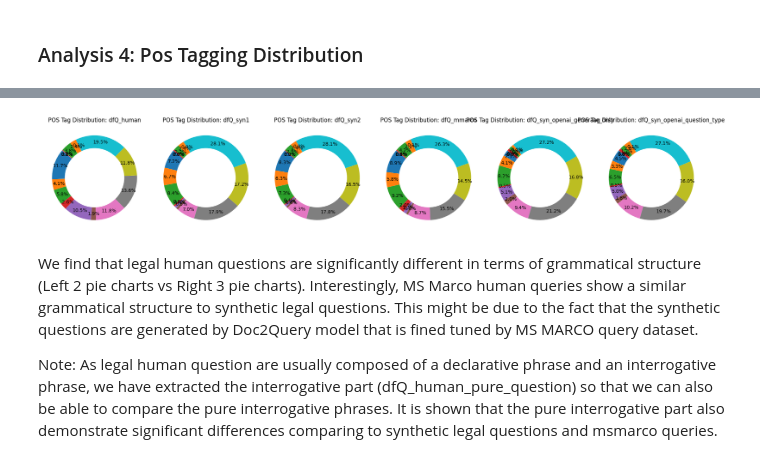
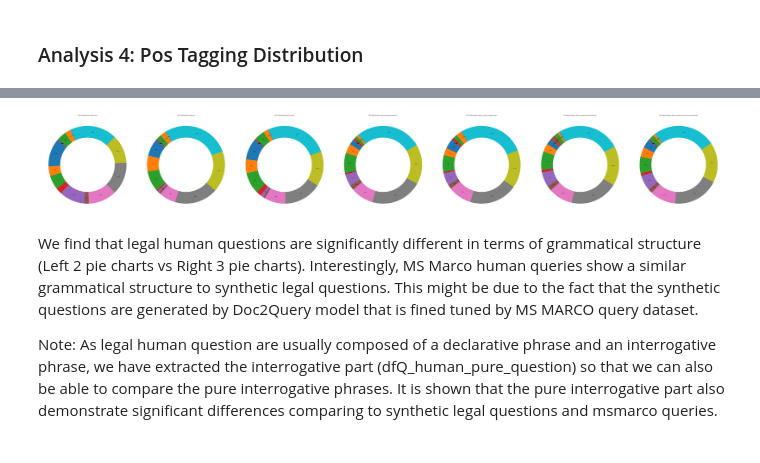
Before and after one commit to ymurong/Synthetic_Data_in_Legal_Retrieval, a Jupyter notebook: scripts/eda/Exploratory_Data_Analysis(After_Experimentation).ipynb, the cells around one changed output, grey strips where cells are left out. Saved outputs shown, nothing was run; the diff lists cells and outputs as text; code cells hidden in the pictures.

```diff
--- a/scripts/eda/Exploratory_Data_Analysis(After_Experimentation).ipynb
+++ b/scripts/eda/Exploratory_Data_Analysis(After_Experimentation).ipynb
@@ -262,8 +273,14 @@ dfQ_syn_openai_question_type_pos_dist = count_pos_tags(dfQ_syn_openai_question_t
+# %%
+dfQ_syn_openai_simple_ask_qcc_pos_dist = count_pos_tags(dfQ_syn_openai_simple_ask_qcc["synthetic_question"])
+# %%
+dfQ_syn_openai_describe_then_ask_pos_dist = count_pos_tags(dfQ_syn_openai_describe_then_ask["synthetic_question"])
+# %%
+dfQ_syn_openai_describe_then_ask_fewshots_pos_dist = count_pos_tags(dfQ_syn_openai_describe_then_ask_fewshots["synthetic_question"])
 # %%
-tag_counts_datasets = [dfQ_human_pos_dist, dfQ_syn1_pos_dist, dfQ_syn2_pos_dist, dfQ_mmarco_pos_dist,dfQ_syn_openai_generate_only_pos_dist, dfQ_syn_openai_question_type_pos_dist]
+tag_counts_datasets = [dfQ_human_pos_dist, dfQ_syn1_pos_dist, dfQ_mmarco_pos_dist,dfQ_syn_openai_simple_ask_pos_dist, dfQ_syn_openai_simple_ask_qcc_pos_dist, dfQ_syn_openai_describe_then_ask_pos_dist, dfQ_syn_openai_describe_then_ask_fewshots_pos_dist]
 # Convert to DataFrame for easier plotting
 df_tags = pd.DataFrame(tag_counts_datasets).T
-df_tags.columns = ['dfQ_human', 'dfQ_syn1', 'dfQ_syn2', 'dfQ_mmarco', 'dfQ_syn_openai_generate_only', 'dfQ_syn_openai_question_type']
+df_tags.columns = ['dfQ_human', 'dfQ_syn1', 'dfQ_mmarco', 'dfQ_syn_openai_simple_ask', 'dfQ_syn_openai_simple_ask_qcc', 'dfQ_syn_openai_describe_then_ask', 'dfQ_syn_openai_describe_then_ask_fewshots']
 df_tags = df_tags.fillna(0)  # Fill missing values with 0
 df_tags
 # %% [output]
@@ -288,26 +305,26 @@ df_tags
 # %%
 # Function to plot pie chart for each dataset
 def plot_pie_chart(data, title, ax):
     data.plot(kind='pie', ax=ax, autopct='%1.1f%%', startangle=140, pctdistance=0.85, labels=None)
     ax.set_ylabel('')  # Remove the y-label as it's not needed for pie charts
     ax.set_title(title)
     # Draw a circle at the center to make it a donut chart
     centre_circle = plt.Circle((0, 0), 0.70, fc='white')
     ax.add_artist(centre_circle)
 
 
 # Create a figure and a set of subplots
-fig, axes = plt.subplots(1, 6, figsize=(20, 7))
+fig, axes = plt.subplots(1, 7, figsize=(100, 40))
 
 # Plotting pie charts for each dataset
 for i, column in enumerate(df_tags.columns):
     plot_pie_chart(df_tags[column], f'POS Tag Distribution: {column}', axes[i])
 
 plt.tight_layout()
 plt.savefig('POS Tag Distribution.pdf')
 plt.show()
 # %% [output]
-[figure, old version]
+[figure, new version]
 # %% [markdown]
 We find that legal human questions are significantly different in terms of grammatical structure (Left 2 pie charts vs Right 3 pie charts). Interestingly, MS Marco human queries show a similar grammatical structure to synthetic legal questions. This might be due to the fact that the synthetic questions are generated by Doc2Query model that is fined tuned by MS MARCO query dataset.
 
```
Also changed, not shown: parts of 27 cells of this notebook, 12 other files.
